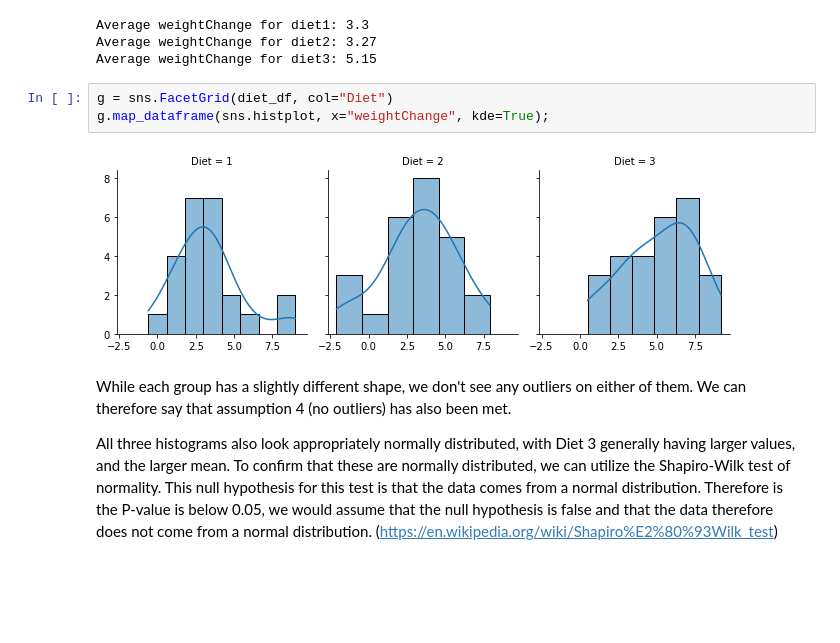
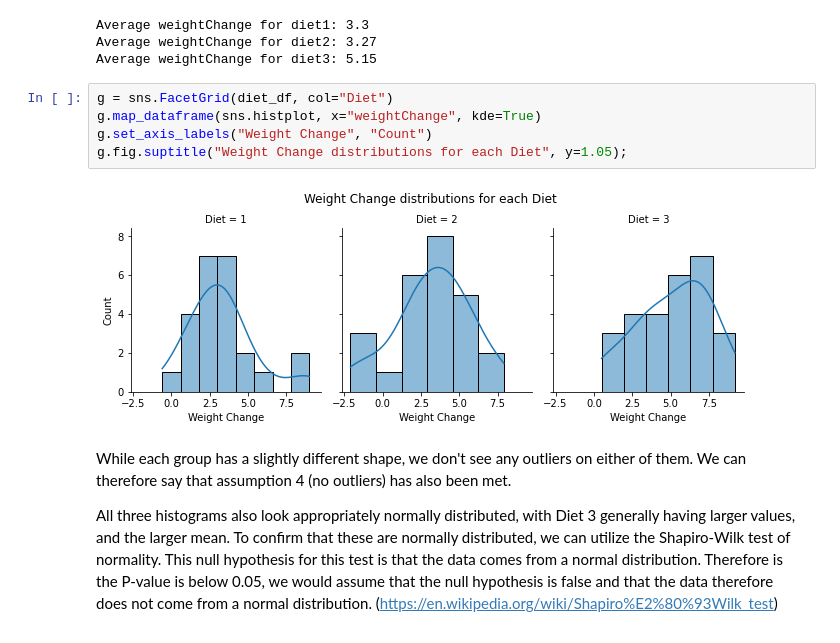
Before and after one commit to OtherBrian/machine-learning, a Jupyter notebook: scipy_stats.ipynb, the cells around one changed output. Cells and saved outputs as stored; diff of their text form; blank space fills up the shorter version.

Commit message:
Introduced alternative to Shaprio-wilks test. Updated formatting. Uploading errors diagram.

```diff
--- a/scipy_stats.ipynb
+++ b/scipy_stats.ipynb
@@ -186,9 +190,11 @@ Average weightChange for diet2: 3.27
 Average weightChange for diet3: 5.15
 # %%
 g = sns.FacetGrid(diet_df, col="Diet")
-g.map_dataframe(sns.histplot, x="weightChange", kde=True);
+g.map_dataframe(sns.histplot, x="weightChange", kde=True)
+g.set_axis_labels("Weight Change", "Count")
+g.fig.suptitle("Weight Change distributions for each Diet", y=1.05);
 # %% [output]
-[figure, old version]
+[figure, new version]
 # %% [markdown]
 While each group has a slightly different shape, we don't see any outliers on either of them. We can therefore say that assumption 4 (no outliers) has also been met.
 
```
Also changed, not shown: parts of 20 cells of this notebook, 3 other files.
